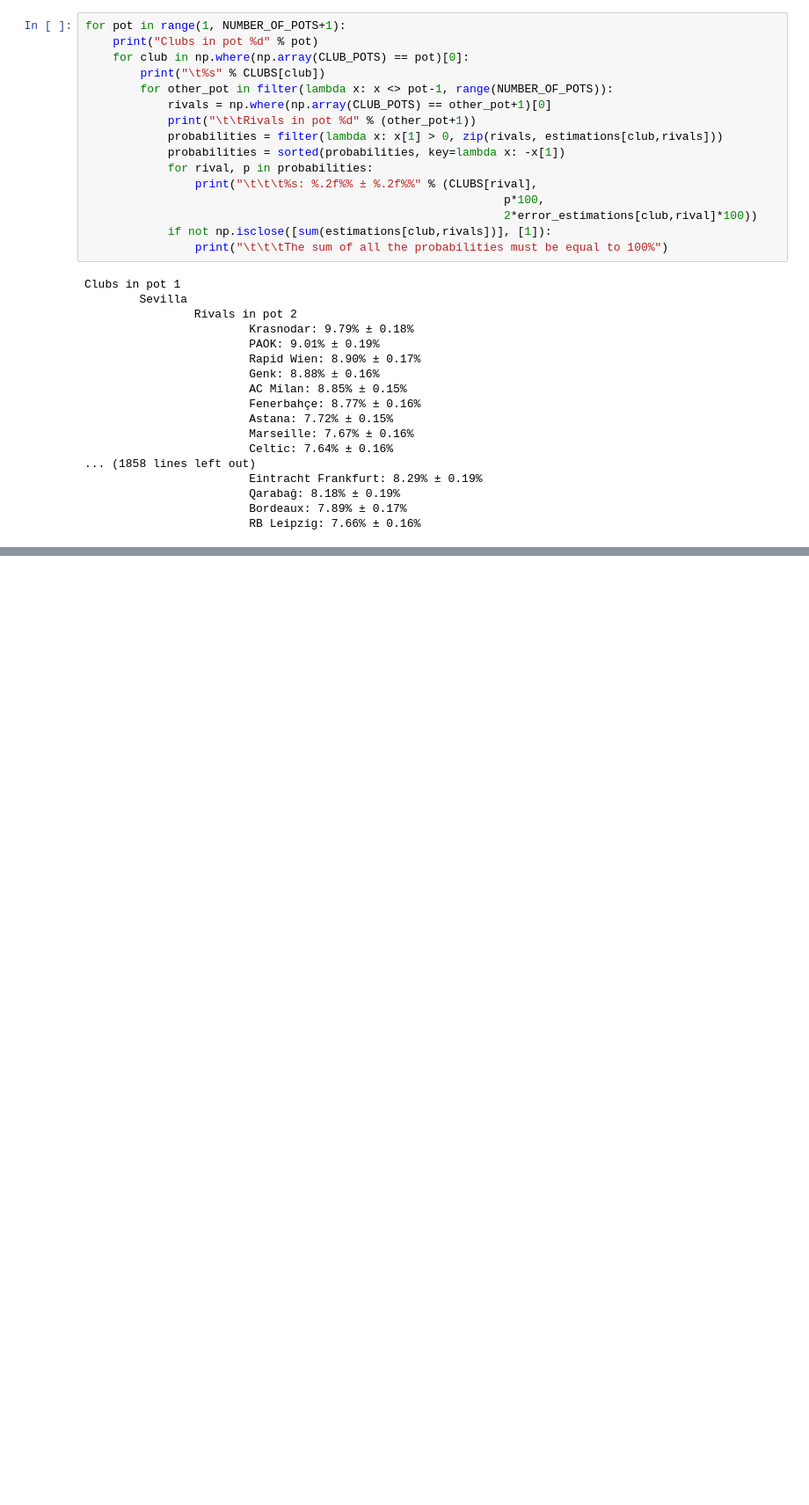
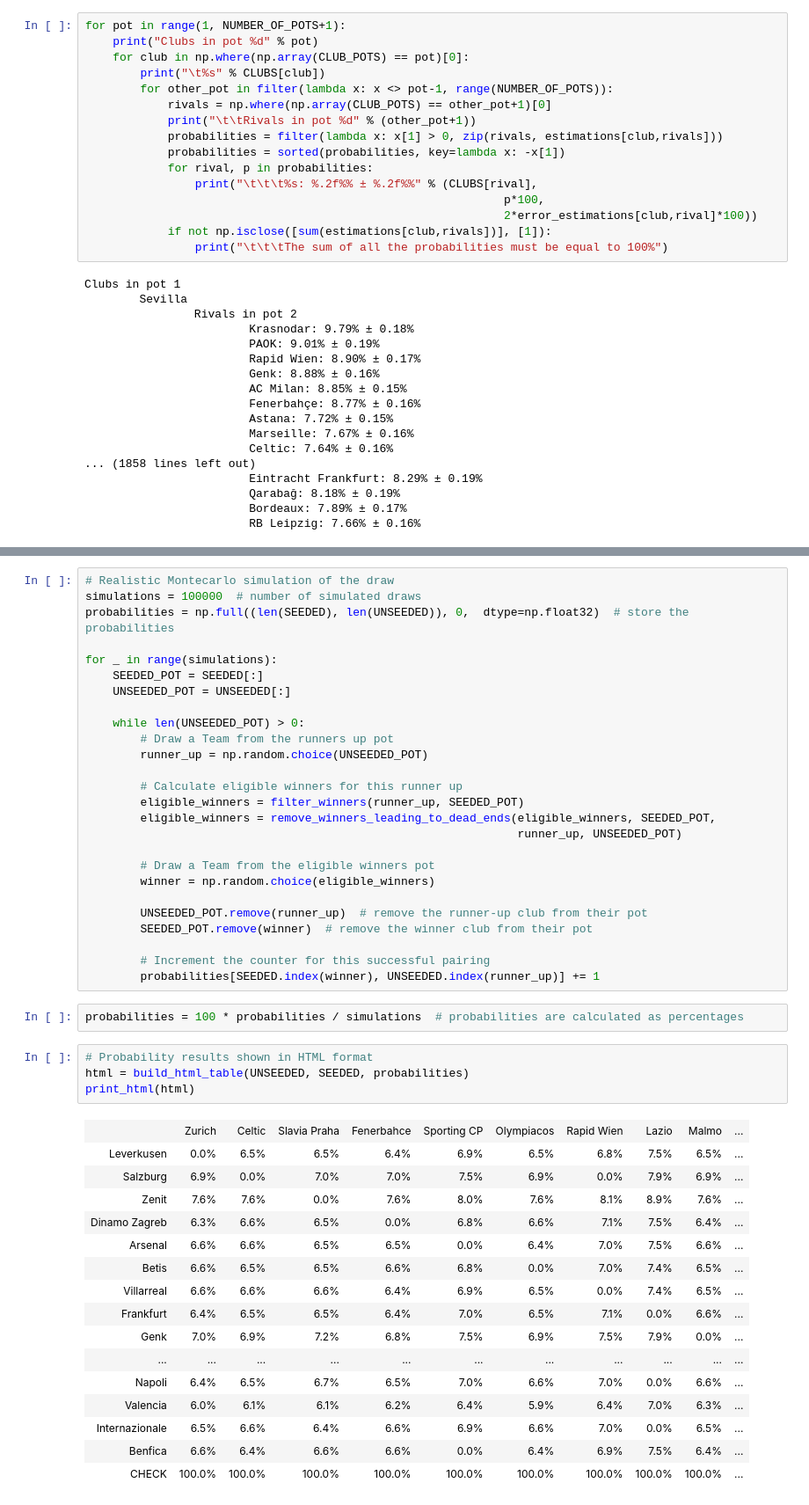
Before and after one commit to georgekaplan59/notebooks, a Jupyter notebook: Europa League 2018-2019 Draw.ipynb, the cells around one changed output, grey strips where cells are left out. Shown at 88% size. Cells and saved outputs as stored; diff of their text form; blank space fills up the shorter version.

Commit message:
Added round of 32 draw

```diff
--- a/Europa League 2018-2019 Draw.ipynb
+++ b/Europa League 2018-2019 Draw.ipynb
@@ -685,0 +787,49 @@ Clubs in pot 1
+# %%
+# Realistic Montecarlo simulation of the draw
+simulations = 100000  # number of simulated draws
+probabilities = np.full((len(SEEDED), len(UNSEEDED)), 0,  dtype=np.float32)  # store the probabilities
+
+for _ in range(simulations):
+    SEEDED_POT = SEEDED[:]
+    UNSEEDED_POT = UNSEEDED[:]
+
+    while len(UNSEEDED_POT) > 0:
+        # Draw a Team from the runners up pot
+        runner_up = np.random.choice(UNSEEDED_POT)
+
+        # Calculate eligible winners for this runner up
+        eligible_winners = filter_winners(runner_up, SEEDED_POT)
+        eligible_winners = remove_winners_leading_to_dead_ends(eligible_winners, SEEDED_POT,
+                                                               runner_up, UNSEEDED_POT)
+
+        # Draw a Team from the eligible winners pot
+        winner = np.random.choice(eligible_winners)
+
+        UNSEEDED_POT.remove(runner_up)  # remove the runner-up club from their pot
+        SEEDED_POT.remove(winner)  # remove the winner club from their pot
+
+        # Increment the counter for this successful pairing
+        probabilities[SEEDED.index(winner), UNSEEDED.index(runner_up)] += 1
+# %%
+probabilities = 100 * probabilities / simulations  # probabilities are calculated as percentages
+# %%
+# Probability results shown in HTML format
+html = build_html_table(UNSEEDED, SEEDED, probabilities)
+print_html(html)
+# %% [output]
+|  | Zurich | Celtic | Slavia Praha | Fenerbahce | Sporting CP | Olympiacos | Rapid Wien | Lazio | Malmo | ... |
+| Leverkusen | 0.0% | 6.5% | 6.5% | 6.4% | 6.9% | 6.5% | 6.8% | 7.5% | 6.5% | ... |
+| Salzburg | 6.9% | 0.0% | 7.0% | 7.0% | 7.5% | 6.9% | 0.0% | 7.9% | 6.9% | ... |
+| Zenit | 7.6% | 7.6% | 0.0% | 7.6% | 8.0% | 7.6% | 8.1% | 8.9% | 7.6% | ... |
+| Dinamo Zagreb | 6.3% | 6.6% | 6.5% | 0.0% | 6.8% | 6.6% | 7.1% | 7.5% | 6.4% | ... |
+| Arsenal | 6.6% | 6.6% | 6.5% | 6.5% | 0.0% | 6.4% | 7.0% | 7.5% | 6.6% | ... |
+| Betis | 6.6% | 6.5% | 6.5% | 6.6% | 6.8% | 0.0% | 7.0% | 7.4% | 6.5% | ... |
+| Villarreal | 6.6% | 6.6% | 6.6% | 6.4% | 6.9% | 6.5% | 0.0% | 7.4% | 6.5% | ... |
+| Frankfurt | 6.4% | 6.5% | 6.5% | 6.4% | 7.0% | 6.5% | 7.1% | 0.0% | 6.6% | ... |
+| Genk | 7.0% | 6.9% | 7.2% | 6.8% | 7.5% | 6.9% | 7.5% | 7.9% | 0.0% | ... |
+| ... | ... | ... | ... | ... | ... | ... | ... | ... | ... | ... |
+| Napoli | 6.4% | 6.5% | 6.7% | 6.5% | 7.0% | 6.6% | 7.0% | 0.0% | 6.6% | ... |
+| Valencia | 6.0% | 6.1% | 6.1% | 6.2% | 6.4% | 5.9% | 6.4% | 7.0% | 6.3% | ... |
+| Internazionale | 6.5% | 6.6% | 6.4% | 6.6% | 6.9% | 6.6% | 7.0% | 0.0% | 6.5% | ... |
+| Benfica | 6.6% | 6.4% | 6.6% | 6.6% | 0.0% | 6.4% | 6.9% | 7.5% | 6.4% | ... |
+| CHECK | 100.0% | 100.0% | 100.0% | 100.0% | 100.0% | 100.0% | 100.0% | 100.0% | 100.0% | ... |
```
Also changed, not shown: parts of 7 cells of this notebook.
